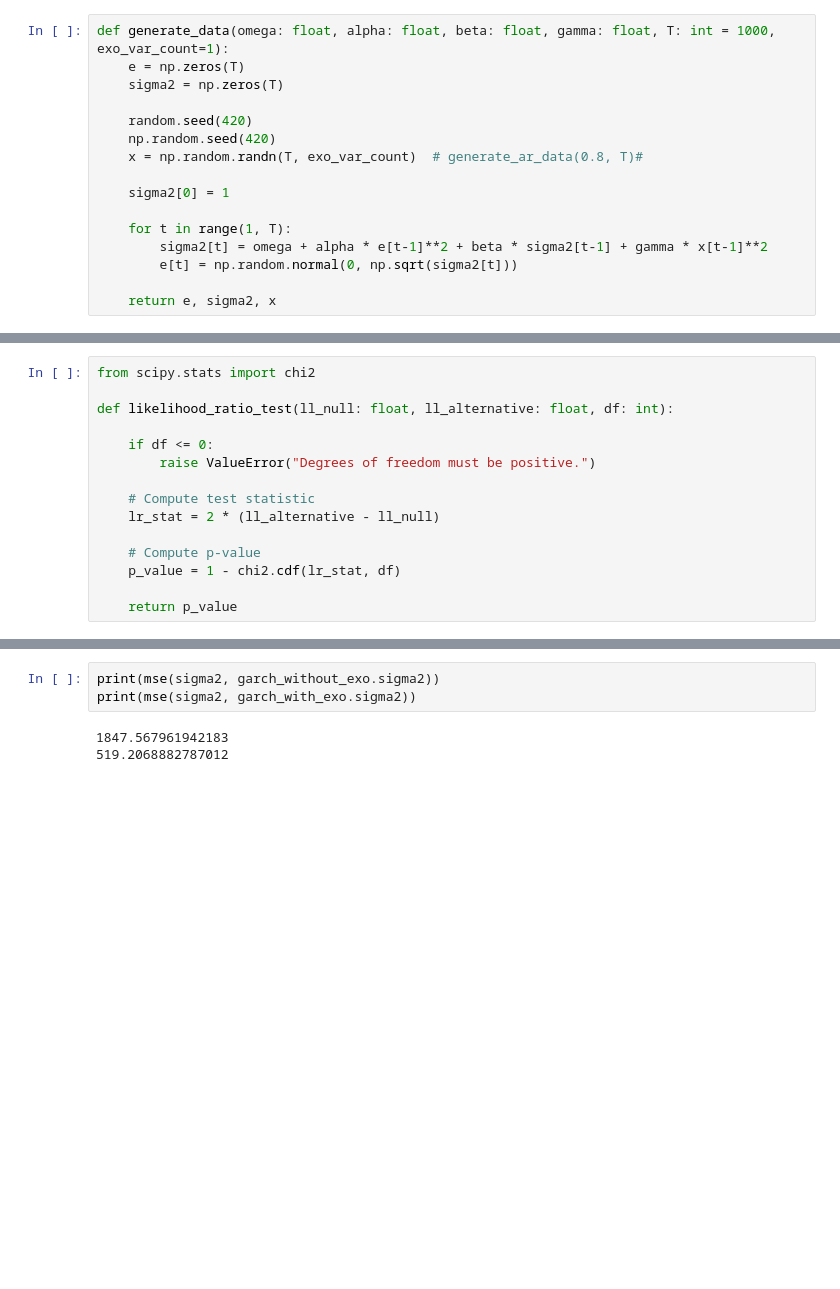
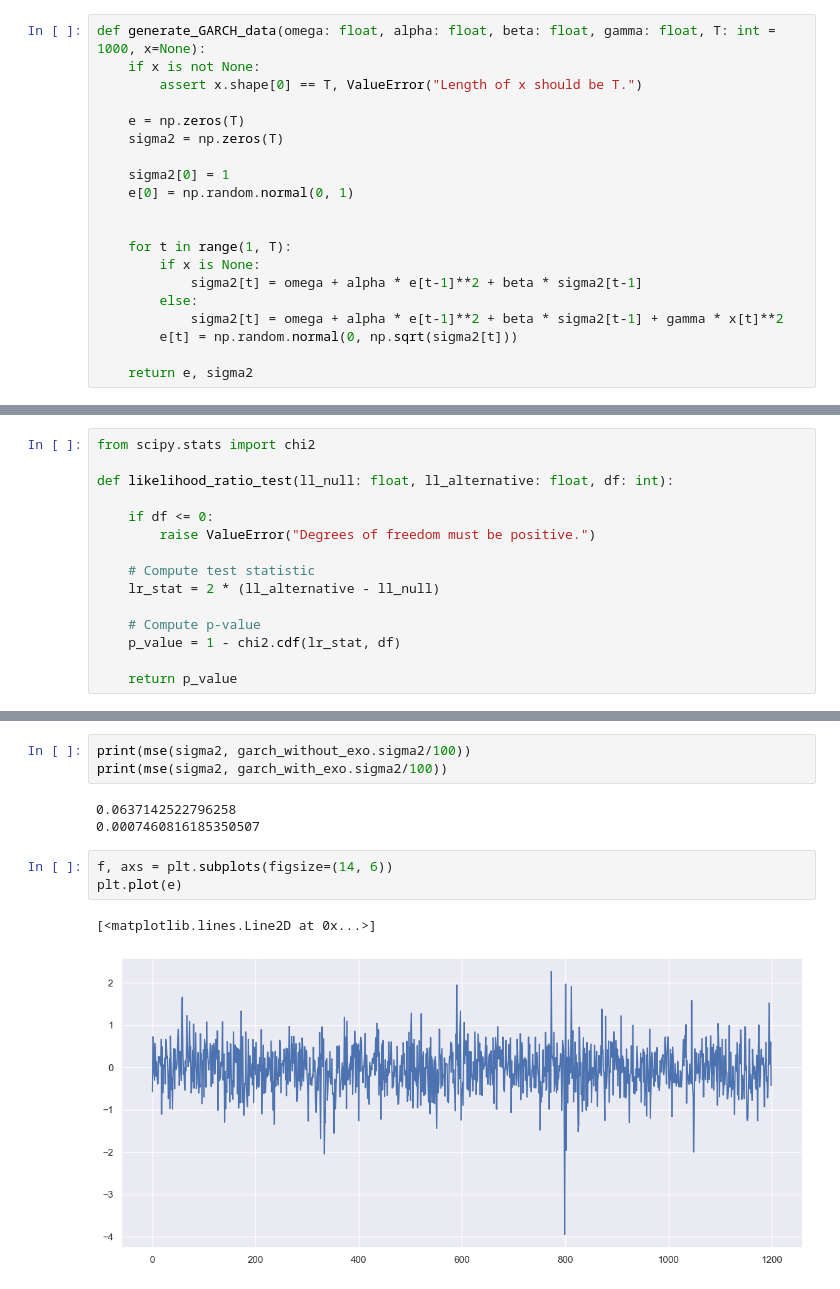
Before and after one commit to hwh1771/sentiment-analysis-volatility-forecasting, a Jupyter notebook: notebooks/05_garch_data_generating_process.ipynb, the cells around one changed output, grey strips where cells are left out. Cells and saved outputs as stored; diff of their text form; blank space fills up the shorter version.

```diff
--- a/notebooks/05_garch_data_generating_process.ipynb
+++ b/notebooks/05_garch_data_generating_process.ipynb
@@ -20,16 +32,20 @@ def generate_ar_data(ar_coef, T):
 # %%
-def generate_data(omega: float, alpha: float, beta: float, gamma: float, T: int = 1000, exo_var_count=1):
+def generate_GARCH_data(omega: float, alpha: float, beta: float, gamma: float, T: int = 1000, x=None):
+    if x is not None:
+        assert x.shape[0] == T, ValueError("Length of x should be T.")
+
     e = np.zeros(T)
     sigma2 = np.zeros(T)
 
-    random.seed(420)
-    np.random.seed(420)
-    x = np.random.randn(T, exo_var_count)  # generate_ar_data(0.8, T)#
+    sigma2[0] = 1
+    e[0] = np.random.normal(0, 1)
 
-    sigma2[0] = 1
 
     for t in range(1, T):
-        sigma2[t] = omega + alpha * e[t-1]**2 + beta * sigma2[t-1] + gamma * x[t-1]**2
+        if x is None:
+            sigma2[t] = omega + alpha * e[t-1]**2 + beta * sigma2[t-1]
+        else:
+            sigma2[t] = omega + alpha * e[t-1]**2 + beta * sigma2[t-1] + gamma * x[t]**2
         e[t] = np.random.normal(0, np.sqrt(sigma2[t]))
 
-    return e, sigma2, x
+    return e, sigma2
@@ -146,7 +107,13 @@ def mse(arr1, arr2):
 # %%
-print(mse(sigma2, garch_without_exo.sigma2))
-print(mse(sigma2, garch_with_exo.sigma2))
+print(mse(sigma2, garch_without_exo.sigma2/100))
+print(mse(sigma2, garch_with_exo.sigma2/100))
 # %% [output]
-1847.567961942183
-519.2068882787012
+0.0637142522796258
+0.0007460816185350507
+# %%
+f, axs = plt.subplots(figsize=(14, 6))
+plt.plot(e)
+# %% [output]
+[<matplotlib.lines.Line2D at 0x...>]
+[figure, added]
 # %%
```
Also changed, not shown: parts of 45 cells of this notebook, 1 other file.
